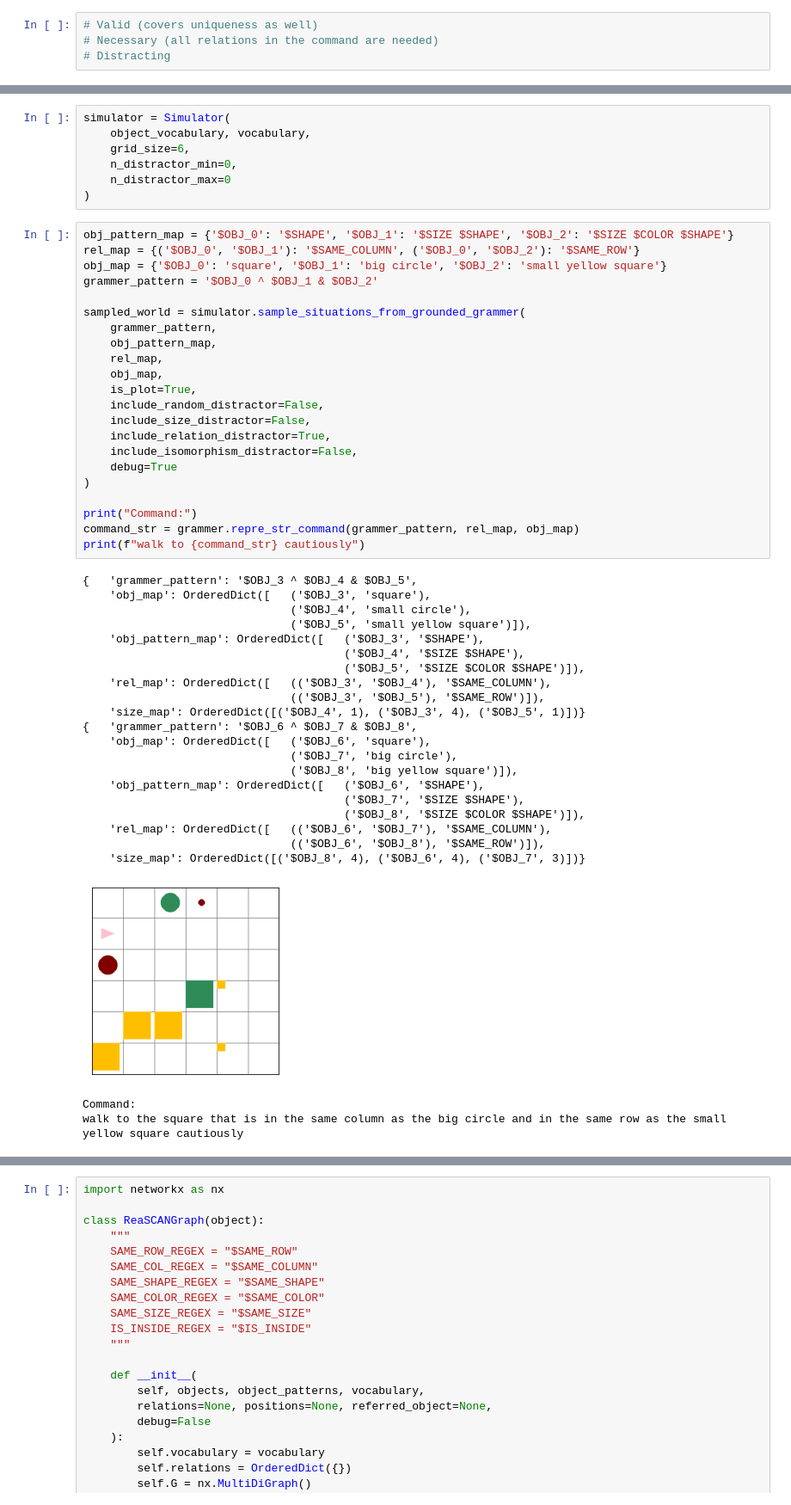
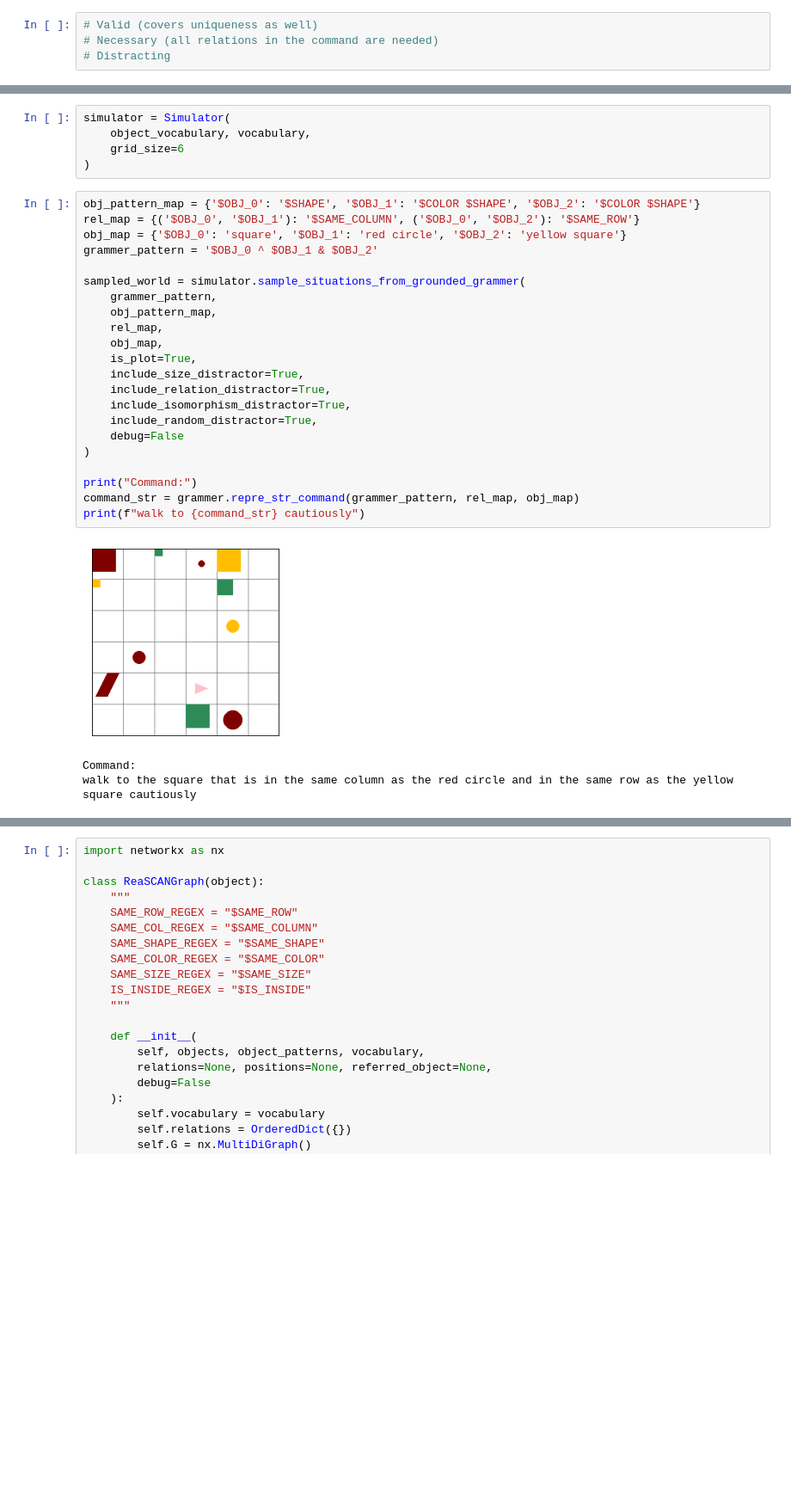
Before and after one commit to frankaging/Reason-SCAN, a Jupyter notebook: code/dataset/demo.ipynb, the cells around one changed output, grey strips where cells are left out. Shown at 86% size. Drawn from its saved outputs; the diff is of its cells as text; blank space fills up the shorter version.

Commit message:
distractor sampling complete

```diff
--- a/code/dataset/demo.ipynb
+++ b/code/dataset/demo.ipynb
@@ -1204,56 +1235,34 @@ class Simulator(object):
 # %%
 simulator = Simulator(
     object_vocabulary, vocabulary,
-    grid_size=6,
-    n_distractor_min=0,
-    n_distractor_max=0
+    grid_size=6
 )
 # %%
-obj_pattern_map = {'$OBJ_0': '$SHAPE', '$OBJ_1': '$SIZE $SHAPE', '$OBJ_2': '$SIZE $COLOR $SHAPE'}
+obj_pattern_map = {'$OBJ_0': '$SHAPE', '$OBJ_1': '$COLOR $SHAPE', '$OBJ_2': '$COLOR $SHAPE'}
 rel_map = {('$OBJ_0', '$OBJ_1'): '$SAME_COLUMN', ('$OBJ_0', '$OBJ_2'): '$SAME_ROW'}
-obj_map = {'$OBJ_0': 'square', '$OBJ_1': 'big circle', '$OBJ_2': 'small yellow square'}
+obj_map = {'$OBJ_0': 'square', '$OBJ_1': 'red circle', '$OBJ_2': 'yellow square'}
 grammer_pattern = '$OBJ_0 ^ $OBJ_1 & $OBJ_2'
 
 sampled_world = simulator.sample_situations_from_grounded_grammer(
     grammer_pattern,
     obj_pattern_map,
     rel_map,
     obj_map,
     is_plot=True,
-    include_random_distractor=False,
-    include_size_distractor=False,
+    include_size_distractor=True,
     include_relation_distractor=True,
-    include_isomorphism_distractor=False,
-    debug=True
+    include_isomorphism_distractor=True,
+    include_random_distractor=True,
+    debug=False
 )
 
 print("Command:")
 command_str = grammer.repre_str_command(grammer_pattern, rel_map, obj_map)
 print(f"walk to {command_str} cautiously")
 # %% [output]
+[figure, new version]
-{   'grammer_pattern': '$OBJ_3 ^ $OBJ_4 & $OBJ_5',
-    'obj_map': OrderedDict([   ('$OBJ_3', 'square'),
-                               ('$OBJ_4', 'small circle'),
-                               ('$OBJ_5', 'small yellow square')]),
-    'obj_pattern_map': OrderedDict([   ('$OBJ_3', '$SHAPE'),
-                                       ('$OBJ_4', '$SIZE $SHAPE'),
-                                       ('$OBJ_5', '$SIZE $COLOR $SHAPE')]),
-    'rel_map': OrderedDict([   (('$OBJ_3', '$OBJ_4'), '$SAME_COLUMN'),
-                               (('$OBJ_3', '$OBJ_5'), '$SAME_ROW')]),
-    'size_map': OrderedDict([('$OBJ_4', 1), ('$OBJ_3', 4), ('$OBJ_5', 1)])}
-{   'grammer_pattern': '$OBJ_6 ^ $OBJ_7 & $OBJ_8',
-    'obj_map': OrderedDict([   ('$OBJ_6', 'square'),
-                               ('$OBJ_7', 'big circle'),
-                               ('$OBJ_8', 'big yellow square')]),
-    'obj_pattern_map': OrderedDict([   ('$OBJ_6', '$SHAPE'),
-                                       ('$OBJ_7', '$SIZE $SHAPE'),
-                                       ('$OBJ_8', '$SIZE $COLOR $SHAPE')]),
-    'rel_map': OrderedDict([   (('$OBJ_6', '$OBJ_7'), '$SAME_COLUMN'),
-                               (('$OBJ_6', '$OBJ_8'), '$SAME_ROW')]),
-    'size_map': OrderedDict([('$OBJ_8', 4), ('$OBJ_6', 4), ('$OBJ_7', 3)])}
+Command:
+walk to the square that is in the same column as the red circle and in the same row as the yellow square cautiously
-[figure, old version]
-Command:
-walk to the square that is in the same column as the big circle and in the same row as the small yellow square cautiously
 # %%
 sampled_world
 # %% [output]
```
Also changed, not shown: parts of 6 cells of this notebook.
